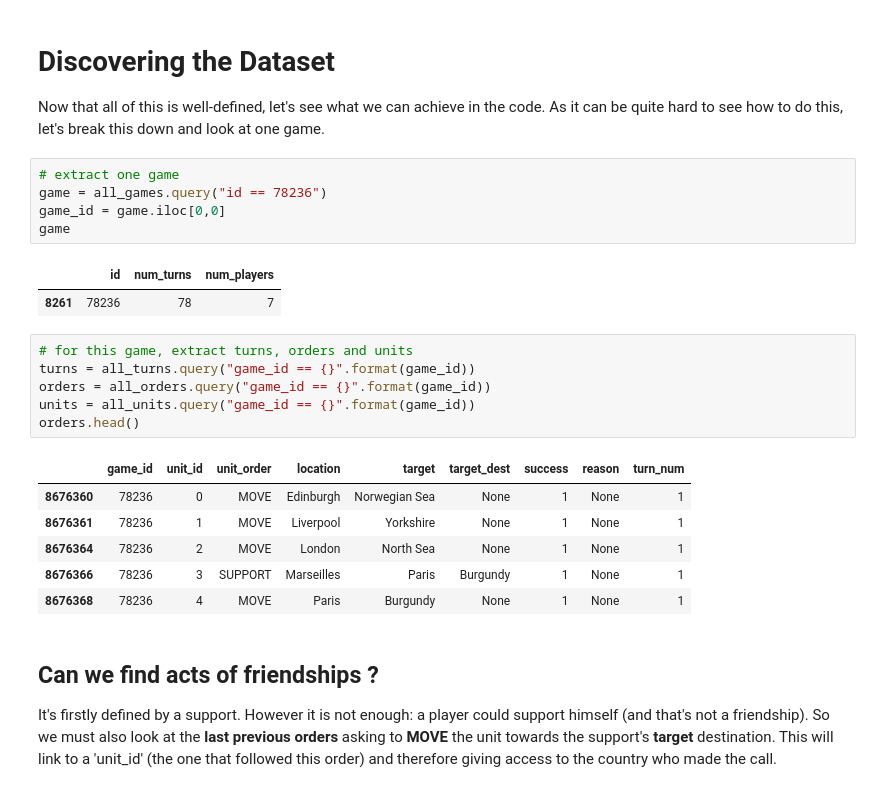
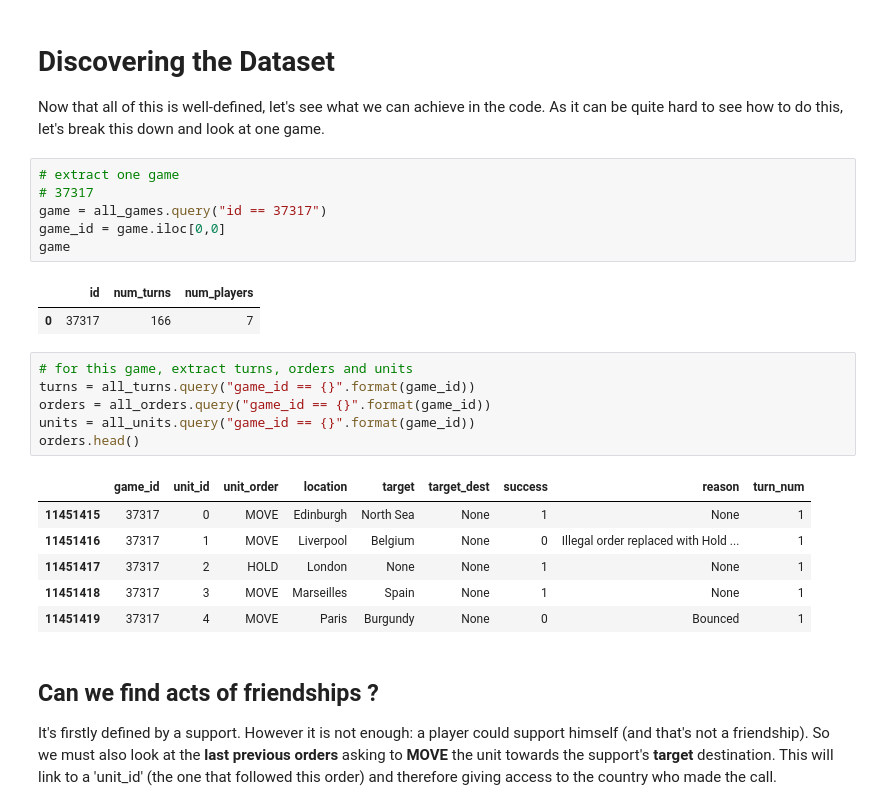
Before and after one commit to epfl-ada/ada-2020-project-milestone-p3-p3_chic, a Jupyter notebook: p4.ipynb, the cells around one changed output. Drawn from its saved outputs; the diff is of its cells as text.

```diff
--- a/p4.ipynb
+++ b/p4.ipynb
@@ -94,12 +94,13 @@ We also give an clarification for the rows of 'all_orders' (i.e. the proper orde
 Now that all of this is well-defined, let's see what we can achieve in the code. As it can be quite hard to see how to do this, let's break this down and look at one game.
 # %%
 # extract one game
-game = all_games.query("id == 78236")
+# 37317
+game = all_games.query("id == 37317")
 game_id = game.iloc[0,0]
 game
 # %% [output]
 |  | id | num_turns | num_players |
-| 8261 | 78236 | 78 | 7 |
+| 0 | 37317 | 166 | 7 |
 # %%
 # for this game, extract turns, orders and units
 turns = all_turns.query("game_id == {}".format(game_id))
@@ -108,11 +109,11 @@ units = all_units.query("game_id == {}".format(game_id))
 orders.head()
 # %% [output]
 |  | game_id | unit_id | unit_order | location | target | target_dest | success | reason | turn_num |
-| 8676360 | 78236 | 0 | MOVE | Edinburgh | Norwegian Sea | None | 1 | None | 1 |
-| 8676361 | 78236 | 1 | MOVE | Liverpool | Yorkshire | None | 1 | None | 1 |
-| 8676364 | 78236 | 2 | MOVE | London | North Sea | None | 1 | None | 1 |
-| 8676366 | 78236 | 3 | SUPPORT | Marseilles | Paris | Burgundy | 1 | None | 1 |
-| 8676368 | 78236 | 4 | MOVE | Paris | Burgundy | None | 1 | None | 1 |
+| 11451415 | 37317 | 0 | MOVE | Edinburgh | North Sea | None | 1 | None | 1 |
+| 11451416 | 37317 | 1 | MOVE | Liverpool | Belgium | None | 0 | Illegal order replaced with Hold ... | 1 |
+| 11451417 | 37317 | 2 | HOLD | London | None | None | 1 | None | 1 |
+| 11451418 | 37317 | 3 | MOVE | Marseilles | Spain | None | 1 | None | 1 |
+| 11451419 | 37317 | 4 | MOVE | Paris | Burgundy | None | 0 | Bounced | 1 |
 # %% [markdown]
 ## Can we find **acts of friendships** ?
 
```
Also changed, not shown: parts of 19 cells of this notebook.
